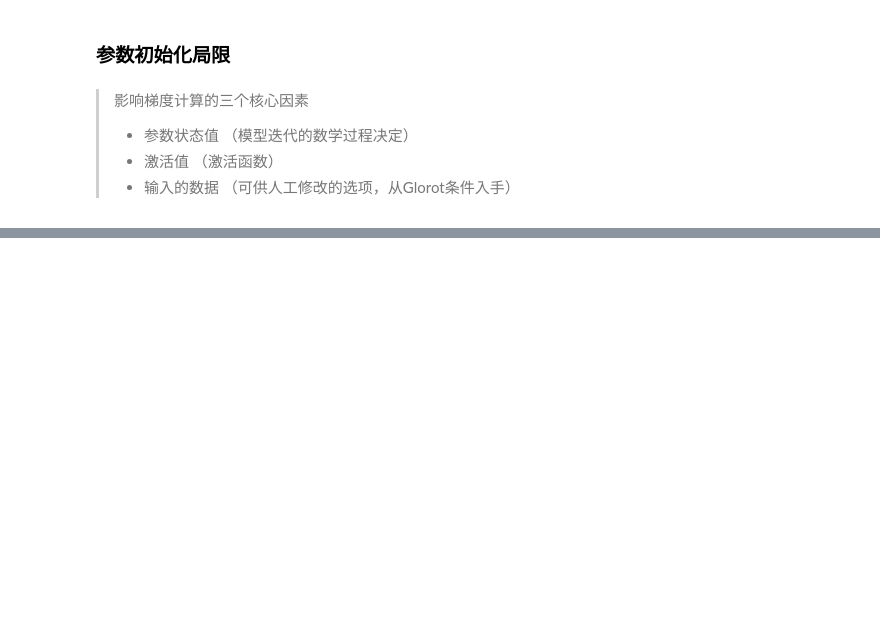
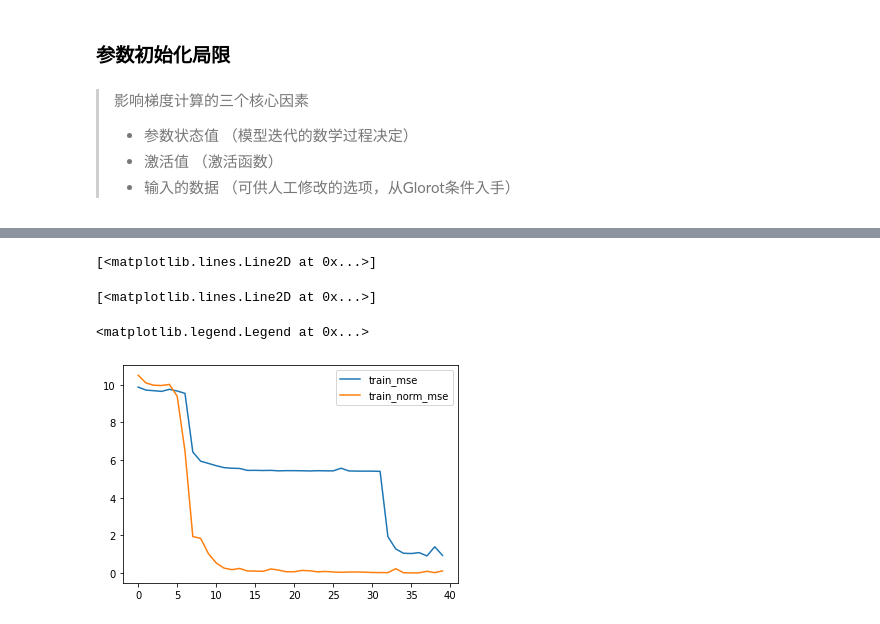
Before and after one commit to feishuoren/PyTorch_Learning, a Jupyter notebook: 模型拟合度和梯度不平稳.ipynb, the cells around one changed output, grey strips where cells are left out. Saved outputs shown, nothing was run; the diff lists cells and outputs as text; code cells hidden in the pictures; blank space fills up the shorter version.

```diff
--- a/模型拟合度和梯度不平稳.ipynb
+++ b/模型拟合度和梯度不平稳.ipynb
@@ -2338,0 +2358,40 @@ Text(0.5, 1.0, 'mse_train')
+# %%
+# 实例化模型、调整模型初始参数
+
+torch.manual_seed(24)
+
+lr = 0.03
+num_epochs = 40
+
+sigmoid_model3 = Sigmoid_class3() # 保留原参数
+sigmoid_model3_norm = Sigmoid_class3() # 训练数据z-score
+
+# 进行 Xavier 初始化
+for m in sigmoid_model3.modules():
+    if isinstance(m,nn.Linear):
+        nn.init.xavier_uniform_(m.weight)
+
+for m in sigmoid_model3_norm.modules():
+    if isinstance(m,nn.Linear):
+        nn.init.xavier_uniform_(m.weight)
+
+# 模型训练
+train_l, test_l = model_train_test(sigmoid_model3,
+                                   train_loader,
+                                   test_loader,
+                                   num_epochs = num_epochs,
+                                   criterion = nn.MSELoss(),
+                                   optimizer = optim.SGD,
+                                   lr = lr,
+                                   cla = False,
+                                   eva = mse_cal)
+
+train_l_norm, test_l_norm = model_train_test(sigmoid_model3_norm,
+                                   train_loader_norm,
+                                   test_loader,
+                                   num_epochs = num_epochs,
+                                   criterion = nn.MSELoss(),
+                                   optimizer = optim.SGD,
+                                   lr = lr,
+                                   cla = False,
+                                   eva = mse_cal)
@@ -2338,0 +2434,9 @@ Text(0.5, 1.0, 'mse_train')
+# %%
+plt.plot(list(range(num_epochs)), train_l, label='train_mse')
+plt.plot(list(range(num_epochs)), train_l_norm, label='train_norm_mse')
+plt.legend(loc=1)
+# %% [output]
+[<matplotlib.lines.Line2D at 0x...>]
+[<matplotlib.lines.Line2D at 0x...>]
+<matplotlib.legend.Legend at 0x...>
+[figure, added]
```
Also changed, not shown: parts of 100 cells of this notebook, 4 other files.
